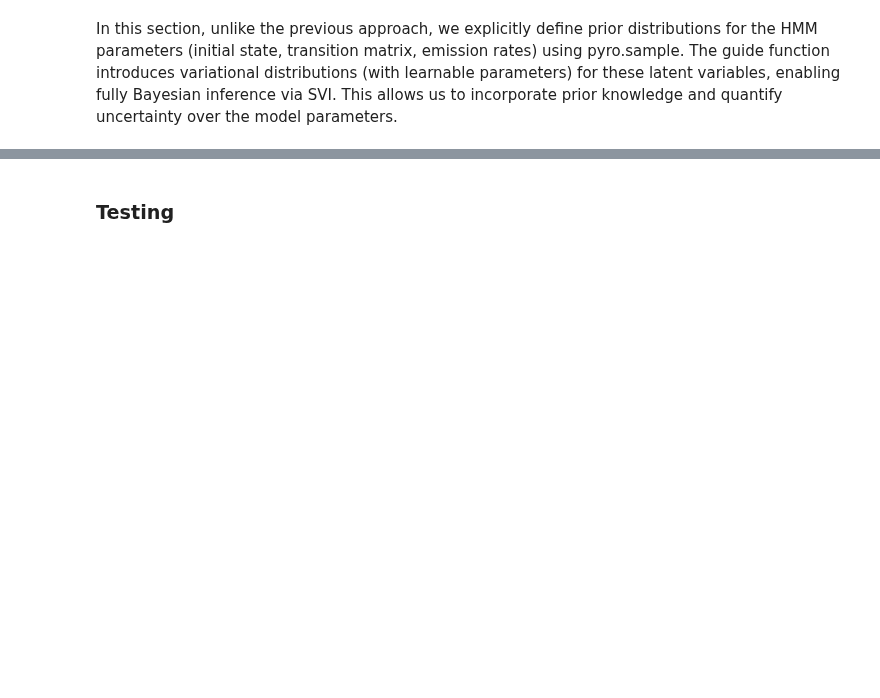
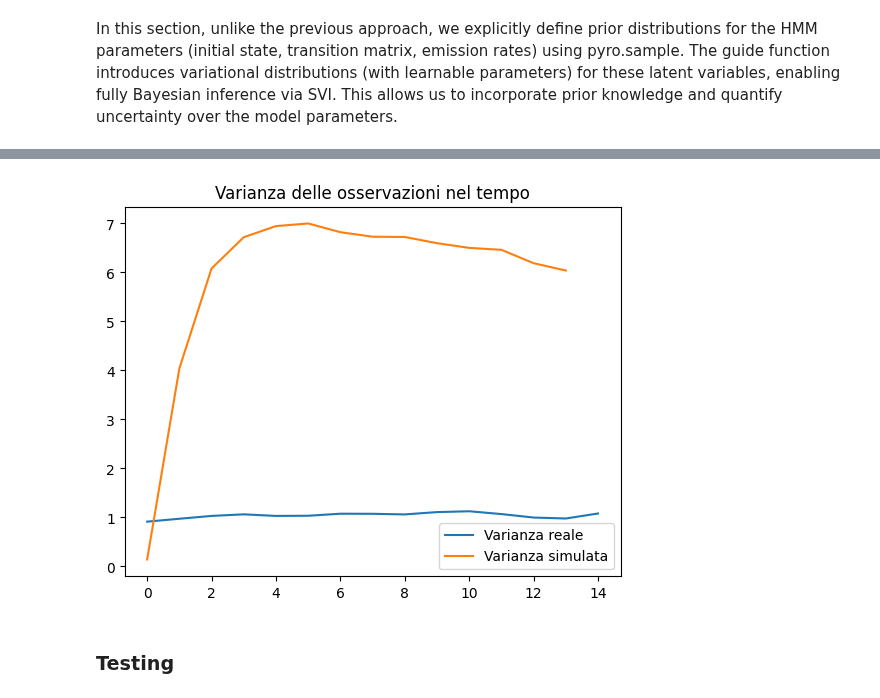
Before and after one commit to erikdeluca/Blood-Donors, a Jupyter notebook: Python/Pyro.ipynb, the cells around one changed output, grey strips where cells are left out. Saved outputs shown, nothing was run; the diff lists cells and outputs as text; code cells hidden in the pictures; blank space fills up the shorter version.

```diff
--- a/Python/Pyro.ipynb
+++ b/Python/Pyro.ipynb
@@ -336,2 +531,13 @@ plot_hmm_params(
+# %%
+var_real = obs_torch.float().var(dim=0)
+var_sim = y_sim.float().var(dim=0)
+
+plt.plot(var_real, label='Varianza reale')
+plt.plot(var_sim, label='Varianza simulata')
+plt.title('Varianza delle osservazioni nel tempo')
+plt.legend()
+plt.show()
+# %% [output]
+[figure, added]
 # %% [markdown]
 ### Testing
```
Also changed, not shown: parts of 60 cells of this notebook.
